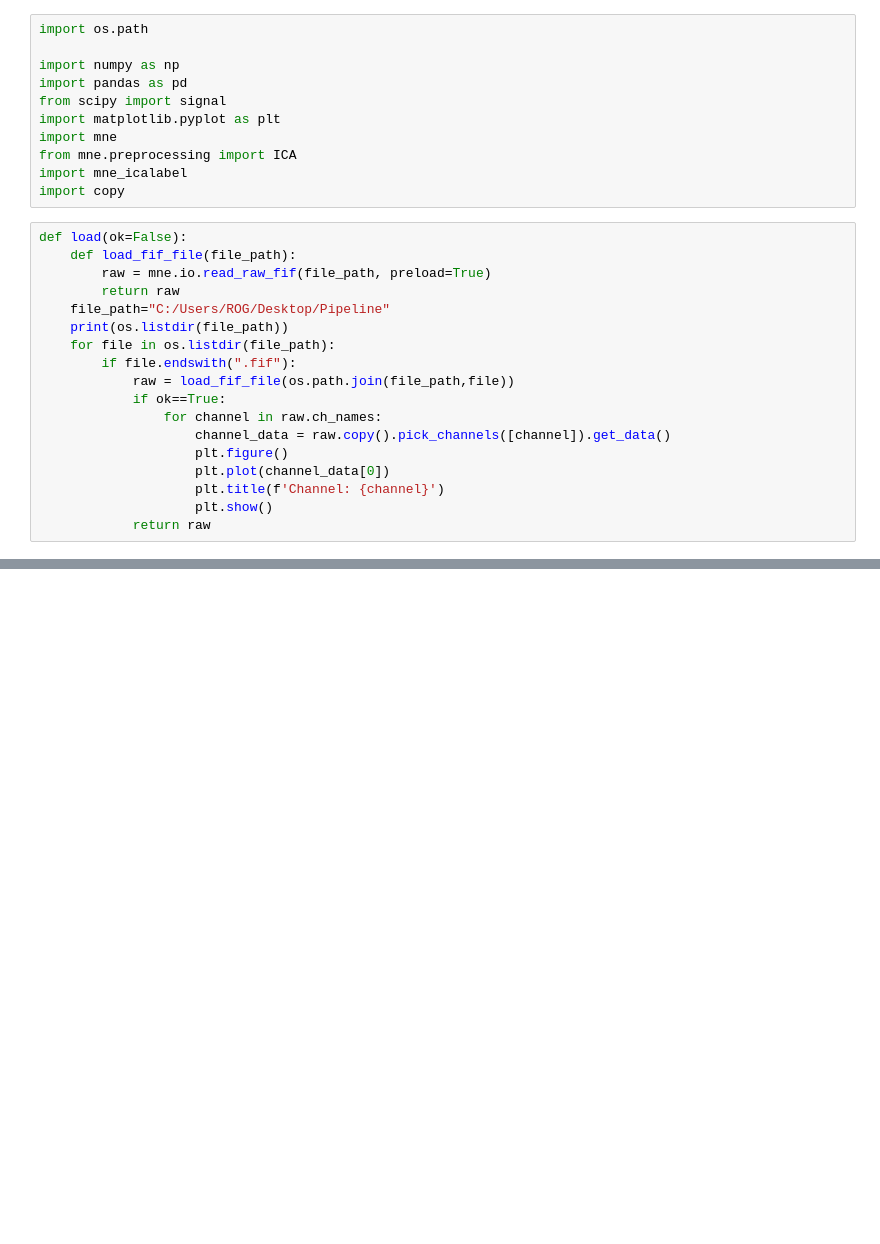
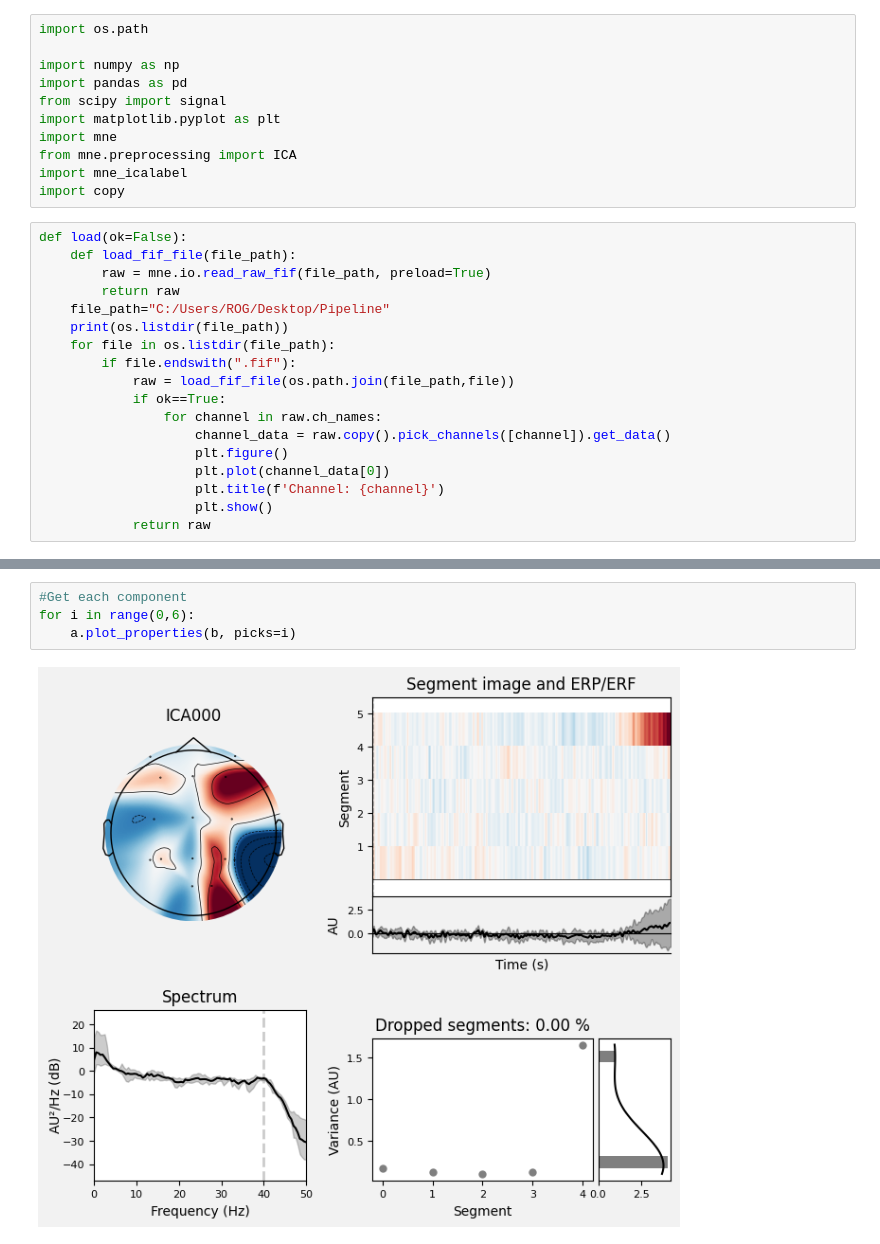
Before and after one commit to Al-del/Pipeline, a Jupyter notebook: Pipeline.ipynb, the cells around one changed output, grey strips where cells are left out. Cells and saved outputs as stored; diff of their text form; blank space fills up the shorter version.

```diff
--- a/Pipeline.ipynb
+++ b/Pipeline.ipynb
@@ -112,0 +126,6 @@ a.average().plot()
+# %%
+#Get each component
+for i in range(0,6):
+    a.plot_properties(b, picks=i)
+# %% [output]
+[figure, added]
```
Also changed, not shown: parts of 8 cells of this notebook.
